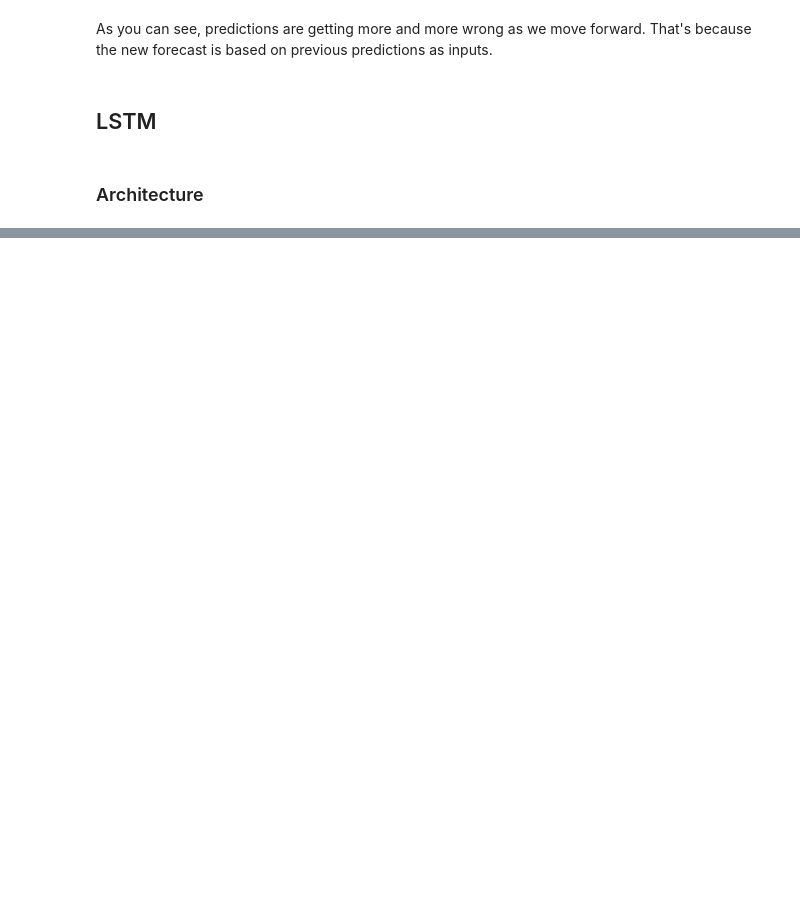
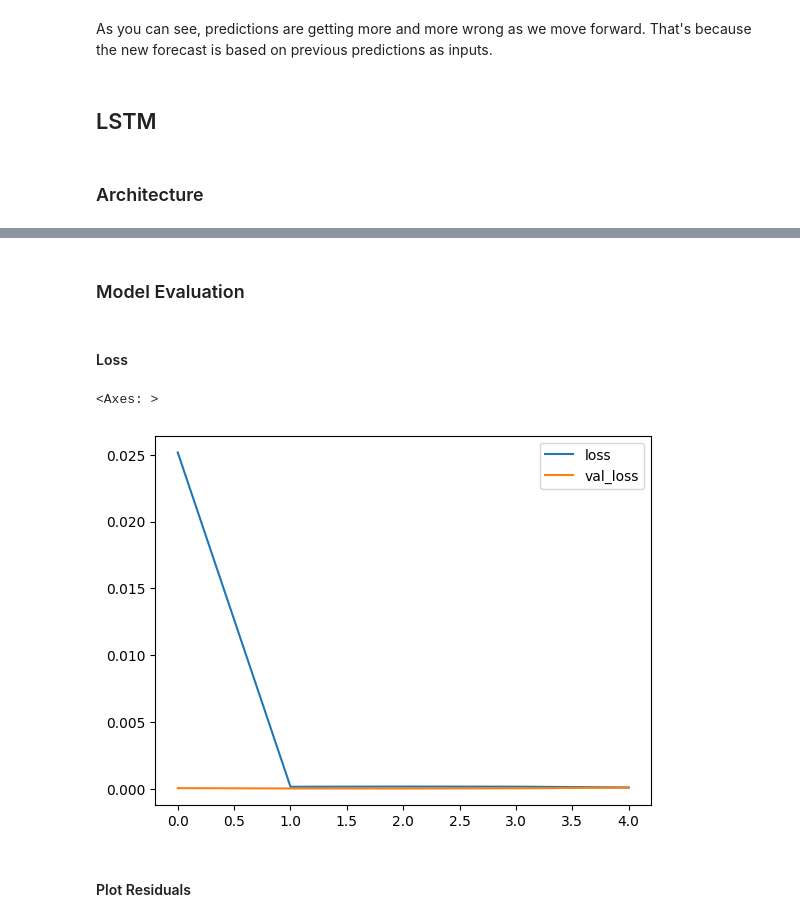
Before and after one commit to Volscente/cheat_sheets, a Jupyter notebook: machine_learning/TensorFlow/rnn.ipynb, the cells around one changed output, grey strips where cells are left out. Saved outputs shown, nothing was run; the diff lists cells and outputs as text; code cells hidden in the pictures; blank space fills up the shorter version.

Commit message:
TF - RNN LSTM evaluation

```diff
--- a/machine_learning/TensorFlow/rnn.ipynb
+++ b/machine_learning/TensorFlow/rnn.ipynb
@@ -281,0 +289,6 @@ model.compile(optimizer='adam', loss='mse')
+# %%
+# Fit through the batch_generator
+model.fit(batch_generator,
+          epochs=20,
+          validation_data=validation_batch_generator,
+          callbacks=[early_stopping_callback])
@@ -281,0 +329,15 @@ model.compile(optimizer='adam', loss='mse')
+# %% [markdown]
+### Model Evaluation
+# %% [markdown]
+#### Loss
+# %%
+# Retrieve loss
+loss = pd.DataFrame(model.history.history)
+# %%
+# Plot loss
+loss.plot()
+# %% [output]
+<Axes: >
+[figure, added]
+# %% [markdown]
+#### Plot Residuals
```
Also changed, not shown: parts of 13 cells of this notebook.
